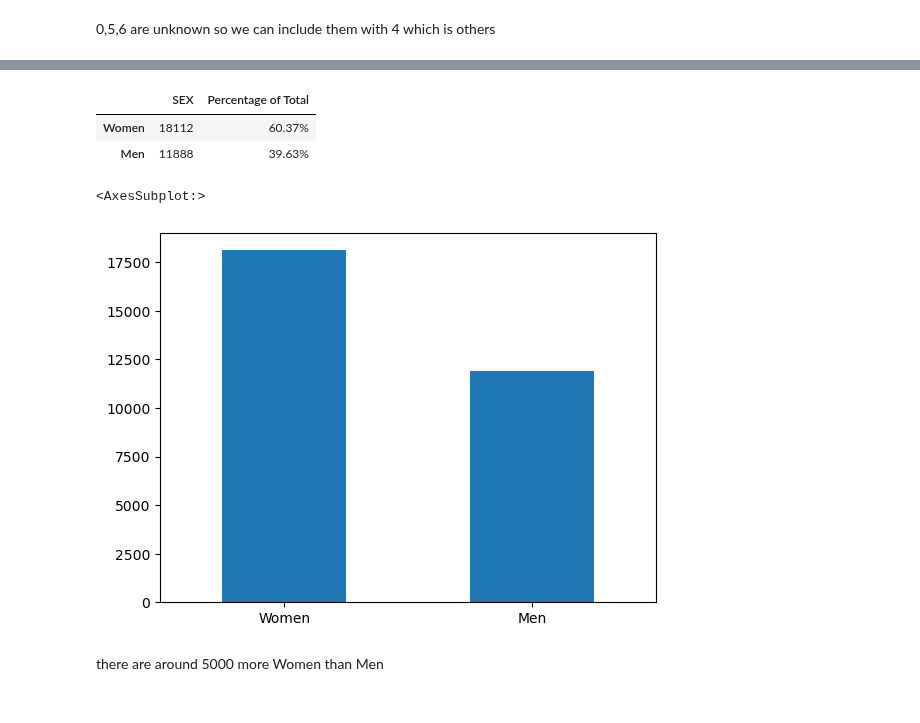
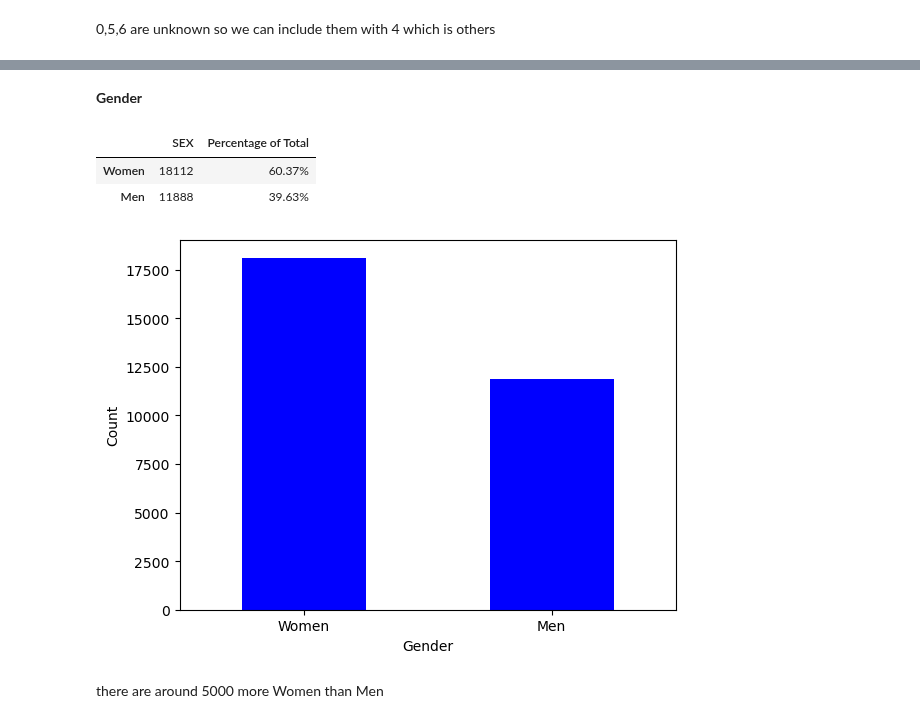
Before and after one commit to JivitteshS/Projects, a Jupyter notebook: Credit Card default Classification/Credit Default Classification - Project.ipynb, the cells around one changed output, grey strips where cells are left out. Cells and saved outputs as stored; diff of their text form; code cells hidden in the pictures.

```diff
--- a/Credit Card default Classification/Credit Default Classification - Project.ipynb
+++ b/Credit Card default Classification/Credit Default Classification - Project.ipynb
@@ -301,3 +287,5 @@ df_eda["EDUCATION"].value_counts().plot(kind='bar',rot=0)
+# %% [markdown]
+**Gender**
 # %%
 gen=pd.DataFrame(df_eda['SEX'].value_counts())
 
@@ -307,9 +295,12 @@ per_value(gen)
 | Women | 18112 | 60.37% |
 | Men | 11888 | 39.63% |
 # %%
-df_eda['SEX'].value_counts().plot(kind='bar',rot=0)
+fig, ax = plt.subplots()
+ax.set_xlabel('Gender')
+ax.set_ylabel('Count')
+df_eda['SEX'].value_counts().plot(kind='bar',rot=0,color="b")
+plt.show()
 # %% [output]
-<AxesSubplot:>
-[figure, old version]
+[figure, new version]
 # %% [markdown]
 there are around 5000 more Women than Men
```
Also changed, not shown: parts of 81 cells of this notebook.
